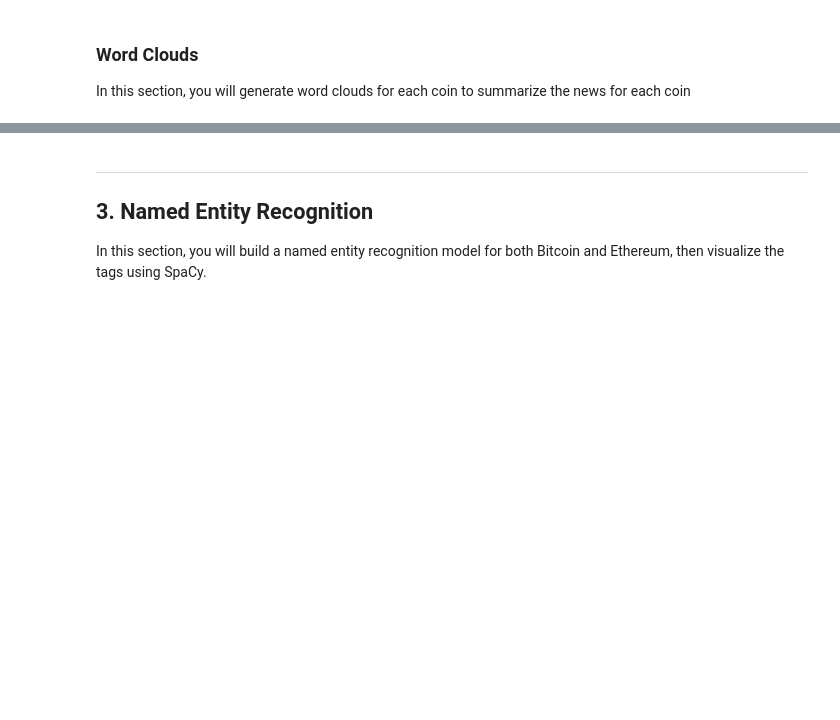
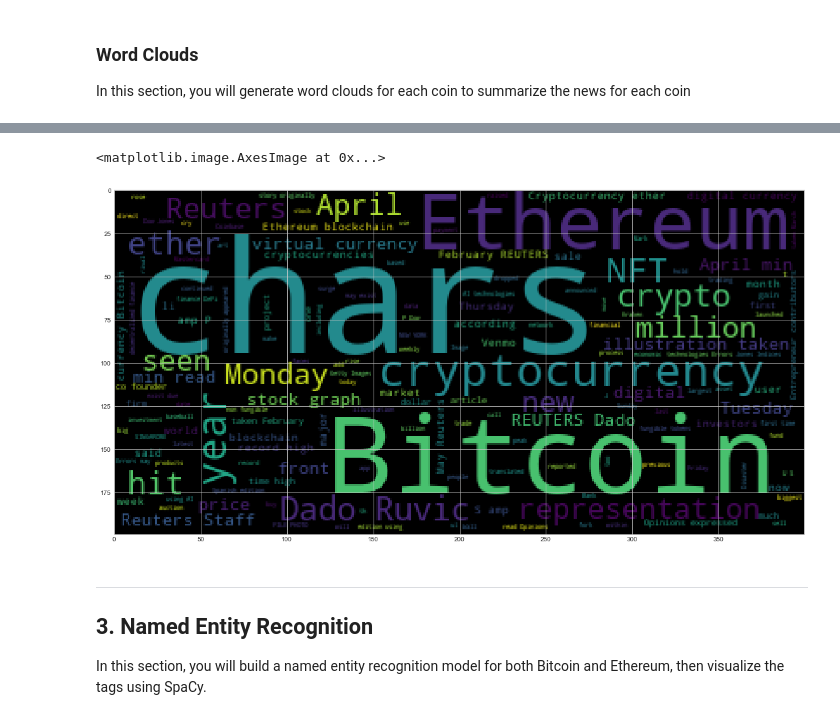
Before and after one commit to JacobJ215/Crypto-Sentiment, a Jupyter notebook: crypto_sentiment.ipynb, the cells around one changed output, grey strips where cells are left out. Cells and saved outputs as stored; diff of their text form; code cells hidden in the pictures; blank space fills up the shorter version.

```diff
--- a/crypto_sentiment.ipynb
+++ b/crypto_sentiment.ipynb
@@ -244,3 +244,5 @@ btc_df.head()
 # %%
 # Create a new tokens column for Ethereum
 # YOUR CODE HERE!
+eth_df['tokens'] = eth_df['Text'].apply(tokenizer)
+eth_df.head()
@@ -262,3 +288,8 @@ from nltk import ngrams
 # %%
 # Generate the Ethereum N-grams where N=2
 # YOUR CODE HERE!
+eth_string = ' '.join(eth_df.Text)
+eth_processed = tokenizer(eth_string)
+eth_bigrams = ngrams(eth_processed, n=2)
+eth_top_10 = dict(Counter(eth_bigrams).most_common(10))
+pd.DataFrame(list(eth_top_10.items()), columns=['bigram', 'count'])
@@ -291,6 +365,11 @@ mpl.rcParams['figure.figsize'] = [20.0, 10.0]
 # %%
 # Generate the Ethereum word cloud
 # YOUR CODE HERE!
+wc = WordCloud().generate(eth_string)
+plt.imshow(wc)
+# %% [output]
+<matplotlib.image.AxesImage at 0x...>
+[figure, added]
 # %% [markdown]
 ---
 ## 3. Named Entity Recognition
```
Also changed, not shown: parts of 8 cells of this notebook.
